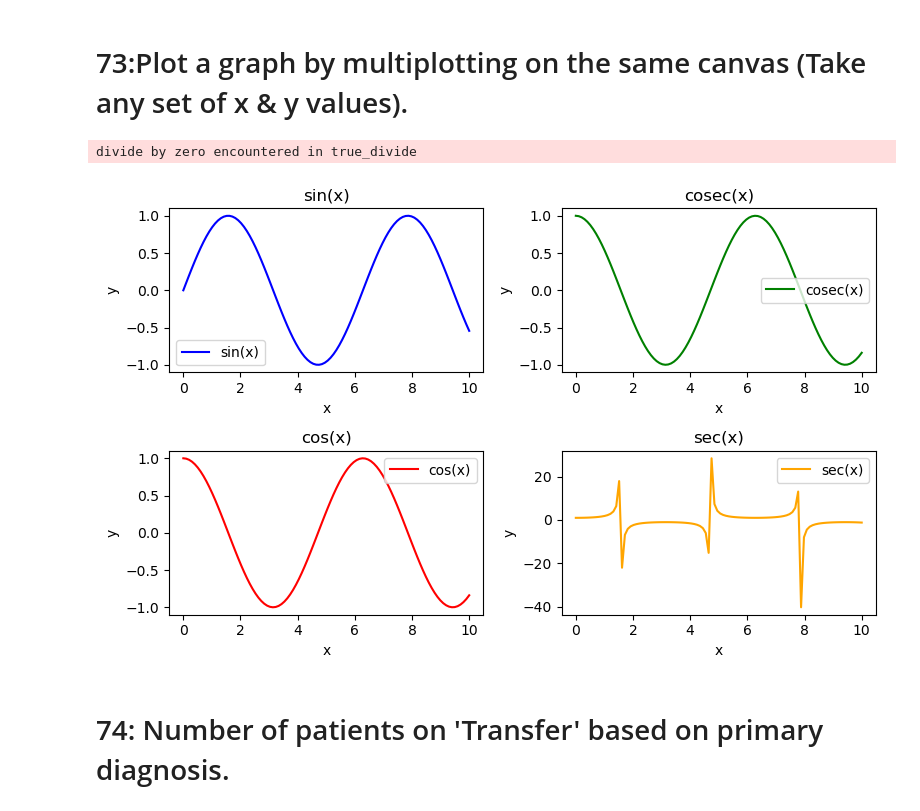
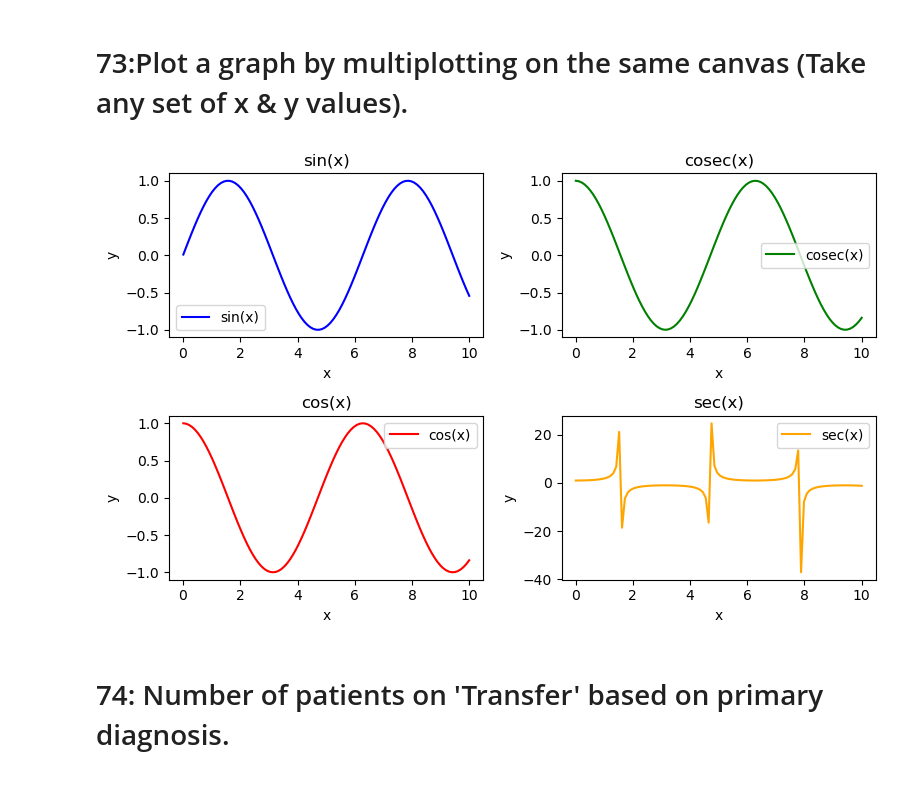
Before and after one commit to Amitha-sridhar/Py-Coders, a Jupyter notebook: PY-Coders.ipynb, the cells around one changed output. Drawn from its saved outputs; the diff is of its cells as text; code cells hidden in the pictures.

```diff
--- a/PY-Coders.ipynb
+++ b/PY-Coders.ipynb
@@ -1353,8 +1355,8 @@ plt.show()
 # %% [markdown]
 # 73:Plot a graph by multiplotting on the same canvas  (Take any set of x & y values).
 # %%
-# Generate some example data
-x = np.linspace(0, 10, 100)
+# Generate data
+x = np.linspace(0.01, 10, 100)
 y1 = np.sin(x)
 y2 = np.cos(x)
 y3 = np.tan(x)
@@ -1368,36 +1370,34 @@ fig, axs = plt.subplots(2, 2, figsize=(8,5))
 axs[0, 0].plot(x, y1, label='sin(x)', color='blue')
 axs[0, 0].set_title('sin(x)')
 axs[0, 0].set_xlabel('x')
 axs[0, 0].set_ylabel('y')
 axs[0, 0].legend()
 
 axs[0, 1].plot(x, y2, label='cosec(x)', color='green')
 axs[0, 1].set_title('cosec(x)')
 axs[0, 1].set_xlabel('x')
 axs[0, 1].set_ylabel('y')
 axs[0, 1].legend()
 
 # Plot the second row of subplots
 axs[1, 0].plot(x, y2, label='cos(x)', color='red')
 axs[1, 0].set_title('cos(x)')
 axs[1, 0].set_xlabel('x')
 axs[1, 0].set_ylabel('y')
 axs[1, 0].legend()
 
 axs[1, 1].plot(x, y4, label='sec(x)', color='orange')
 axs[1, 1].set_title('sec(x)')
 axs[1, 1].set_xlabel('x')
 axs[1, 1].set_ylabel('y')
 axs[1, 1].legend()
 
 # Adjust spacing between subplots
 plt.tight_layout()
 
-# Show the plots
 plt.show()
 # %% [output]
-divide by zero encountered in true_divide
-[figure, old version]
+[figure, new version]
 # %% [markdown]
  # 74: Number of patients on 'Transfer' based on primary diagnosis.
 # %%
```
Also changed, not shown: parts of 1 cell of this notebook, 4 other files.
